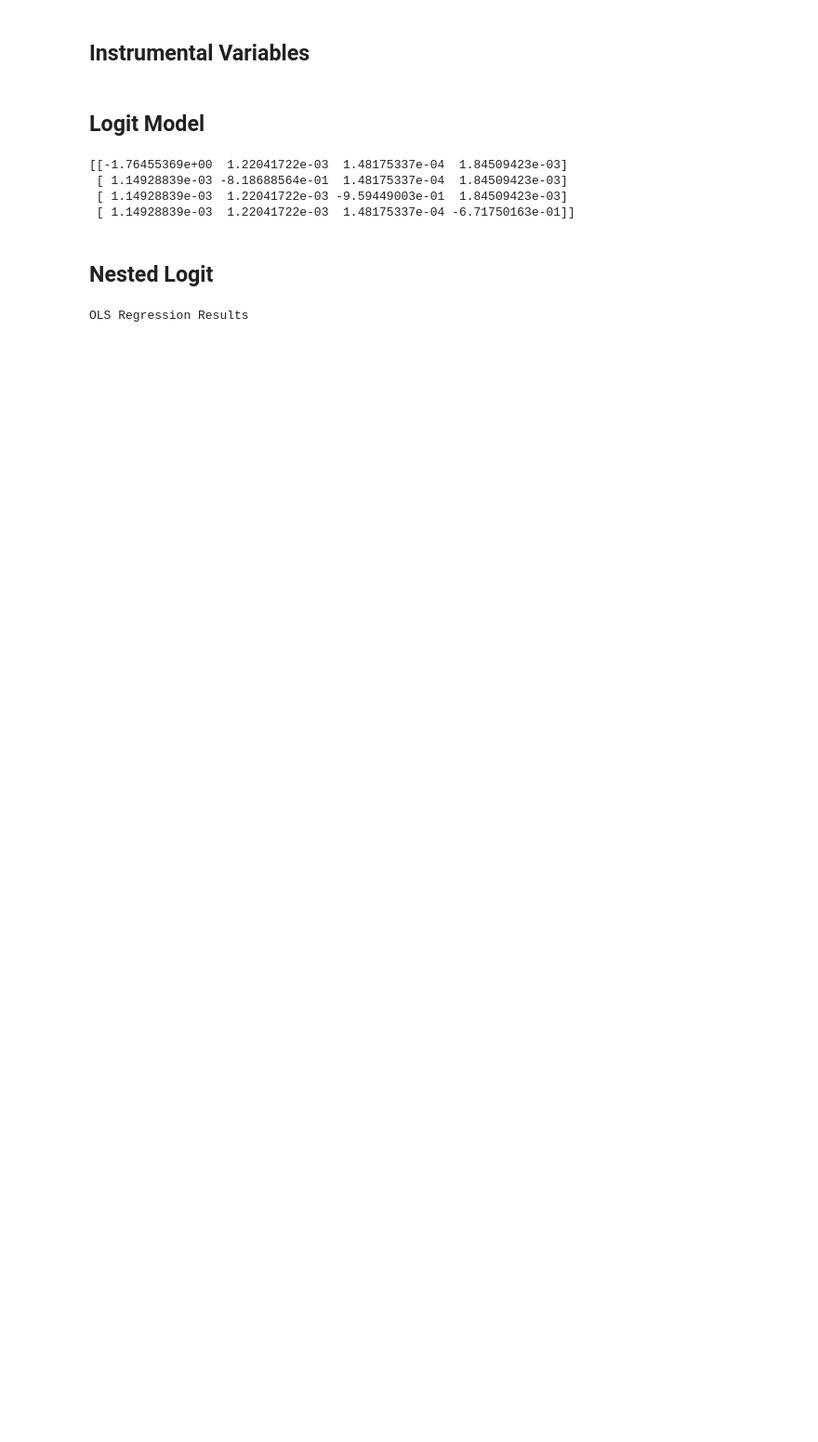
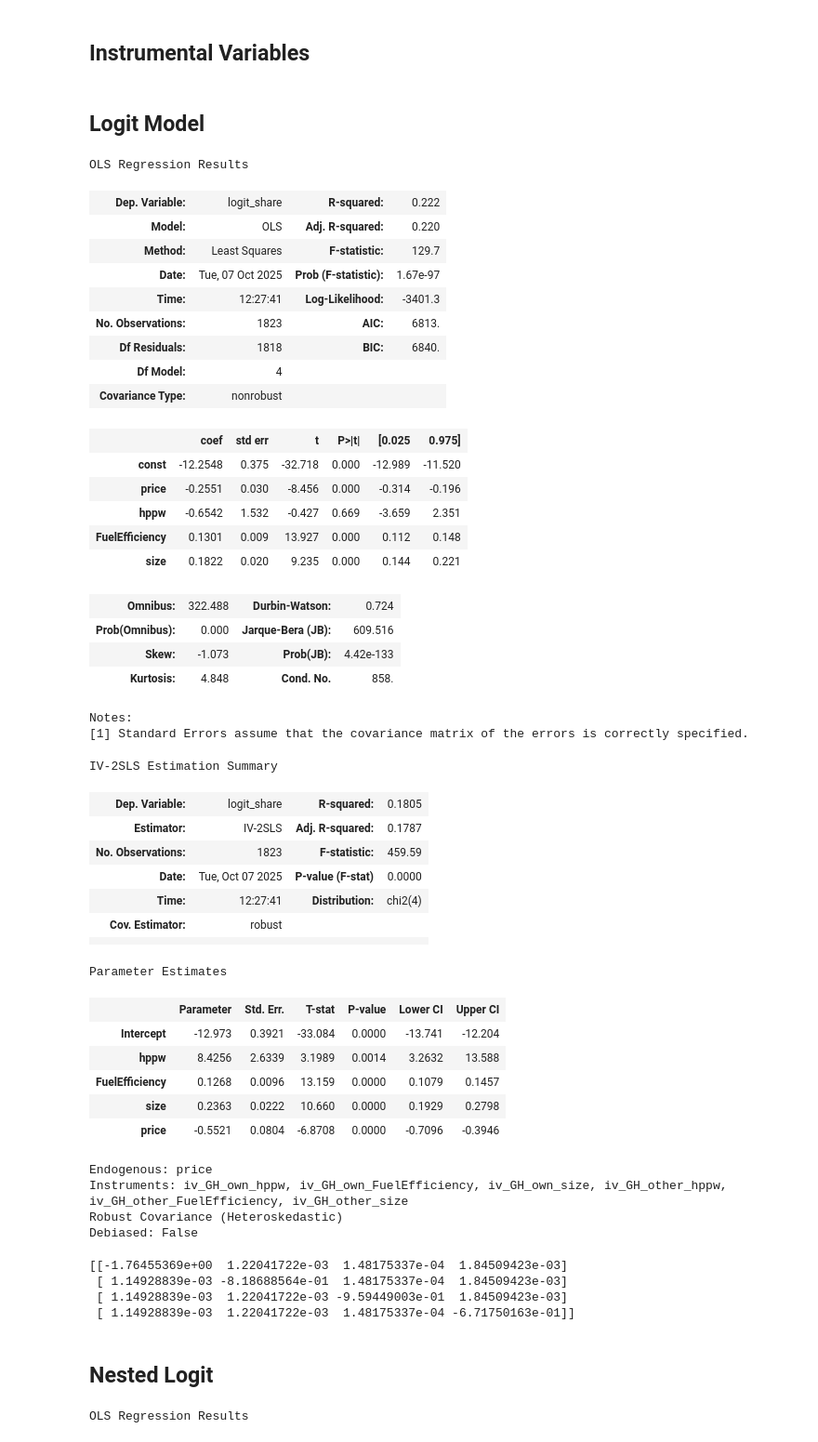
Before and after one commit to Libera1es/Structural-Estimation, a Jupyter notebook: bisieco/notebooks/demand_estimation2.ipynb, the cells around one changed output. Shown at 93% size. Saved outputs shown, nothing was run; the diff lists cells and outputs as text; code cells hidden in the pictures; blank space fills up the shorter version.

Commit message:
fix demand_estimation_2

```diff
--- a/bisieco/notebooks/demand_estimation2.ipynb
+++ b/bisieco/notebooks/demand_estimation2.ipynb
@@ -108,13 +103,58 @@ df_nippyo['log_price'] = np.log(df['price'])
 # %%
 df['logit_share'] = np.log(df['share']) - np.log(df['share0'])
 #fromula logit_share ~ price + hppw + FuelEfficiency + size
 X = df[['price','hppw','FuelEfficiency','size']]
 y = df['logit_share']
 ols = sm.OLS(y, sm.add_constant(X)).fit()
 
 # 2SLS with Differentiation IV
 dif = IV2SLS.from_formula("logit_share ~ 1 + hppw + FuelEfficiency + size + \
                 [price ~ iv_GH_own_hppw + iv_GH_own_FuelEfficiency + iv_GH_own_size + iv_GH_other_hppw + iv_GH_other_FuelEfficiency + iv_GH_other_size]", df).fit()
+
+display(ols.summary())
+display(dif.summary)
+# %% [output]
+OLS Regression Results
+| Dep. Variable: | logit_share | R-squared: | 0.222 |
+| Model: | OLS | Adj. R-squared: | 0.220 |
+| Method: | Least Squares | F-statistic: | 129.7 |
+| Date: | Tue, 07 Oct 2025 | Prob (F-statistic): | 1.67e-97 |
+| Time: | 12:27:41 | Log-Likelihood: | -3401.3 |
+| No. Observations: | 1823 | AIC: | 6813. |
+| Df Residuals: | 1818 | BIC: | 6840. |
+| Df Model: | 4 |  |  |
+| Covariance Type: | nonrobust |  |  |
+|  | coef | std err | t | P>|t| | [0.025 | 0.975] |
+| const | -12.2548 | 0.375 | -32.718 | 0.000 | -12.989 | -11.520 |
+| price | -0.2551 | 0.030 | -8.456 | 0.000 | -0.314 | -0.196 |
+| hppw | -0.6542 | 1.532 | -0.427 | 0.669 | -3.659 | 2.351 |
+| FuelEfficiency | 0.1301 | 0.009 | 13.927 | 0.000 | 0.112 | 0.148 |
+| size | 0.1822 | 0.020 | 9.235 | 0.000 | 0.144 | 0.221 |
+| Omnibus: | 322.488 | Durbin-Watson: | 0.724 |
+| Prob(Omnibus): | 0.000 | Jarque-Bera (JB): | 609.516 |
+| Skew: | -1.073 | Prob(JB): | 4.42e-133 |
+| Kurtosis: | 4.848 | Cond. No. | 858. |
+Notes:
+[1] Standard Errors assume that the covariance matrix of the errors is correctly specified.
+IV-2SLS Estimation Summary
+| Dep. Variable: | logit_share | R-squared: | 0.1805 |
+| Estimator: | IV-2SLS | Adj. R-squared: | 0.1787 |
+| No. Observations: | 1823 | F-statistic: | 459.59 |
+| Date: | Tue, Oct 07 2025 | P-value (F-stat) | 0.0000 |
+| Time: | 12:27:41 | Distribution: | chi2(4) |
+| Cov. Estimator: | robust |  |  |
+|  |  |  |  |
+Parameter Estimates
+|  | Parameter | Std. Err. | T-stat | P-value | Lower CI | Upper CI |
+| Intercept | -12.973 | 0.3921 | -33.084 | 0.0000 | -13.741 | -12.204 |
+| hppw | 8.4256 | 2.6339 | 3.1989 | 0.0014 | 3.2632 | 13.588 |
+| FuelEfficiency | 0.1268 | 0.0096 | 13.159 | 0.0000 | 0.1079 | 0.1457 |
+| size | 0.2363 | 0.0222 | 10.660 | 0.0000 | 0.1929 | 0.2798 |
+| price | -0.5521 | 0.0804 | -6.8708 | 0.0000 | -0.7096 | -0.3946 |
+Endogenous: price
+Instruments: iv_GH_own_hppw, iv_GH_own_FuelEfficiency, iv_GH_own_size, iv_GH_other_hppw, iv_GH_other_FuelEfficiency, iv_GH_other_size
+Robust Covariance (Heteroskedastic)
+Debiased: False
 # %%
 # Elasticity Matrix
 # car_idが121からずれるのは謎
```
Also changed, not shown: parts of 5 cells of this notebook.
